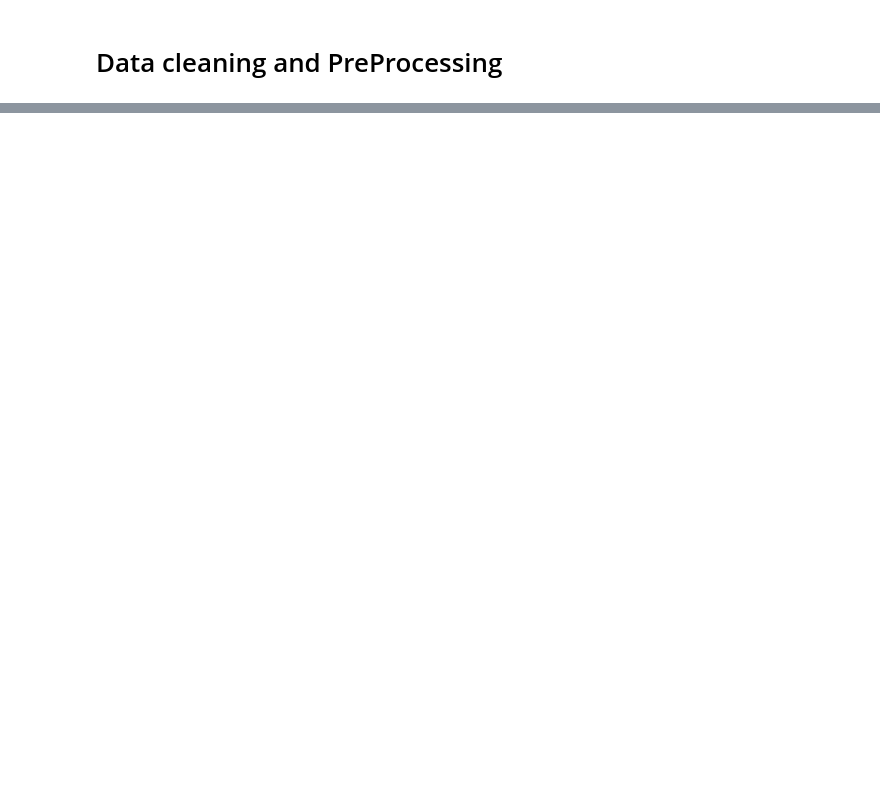
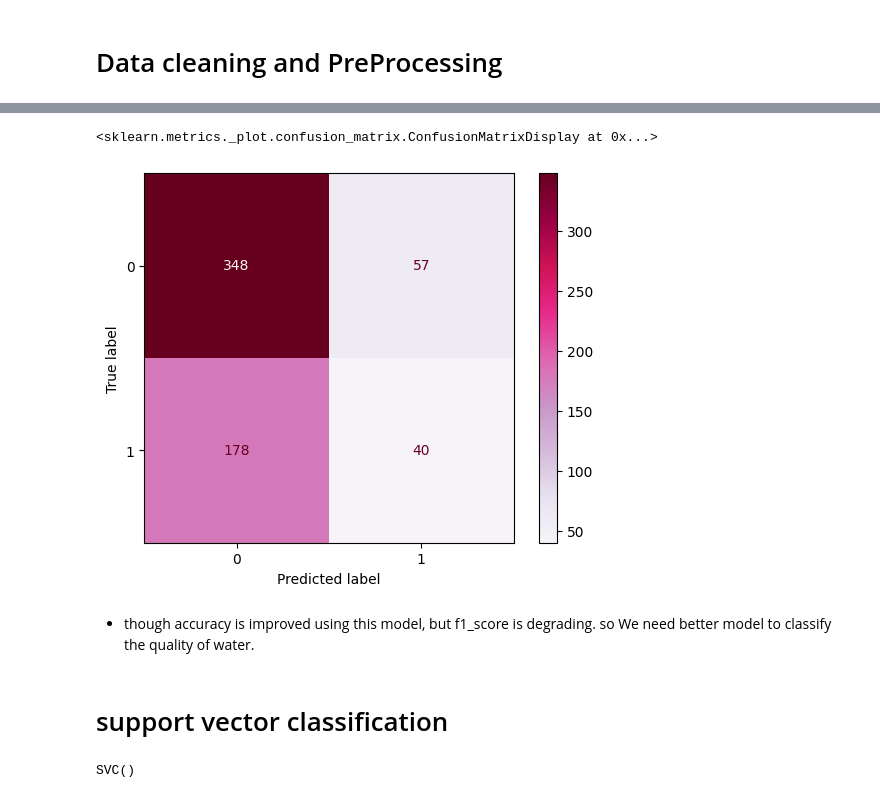
Before and after one commit to bikashbanjaraa/Water_quality_prediction, a Jupyter notebook: Water_Quality_Prediction.ipynb, the cells around one changed output, grey strips where cells are left out. Drawn from its saved outputs; the diff is of its cells as text; code cells hidden in the pictures; blank space fills up the shorter version.

```diff
--- a/Water_Quality_Prediction.ipynb
+++ b/Water_Quality_Prediction.ipynb
@@ -112,0 +541,15 @@ df.describe()
+# %%
+ConfusionMatrixDisplay.from_estimator(model3, X_test, y_test, cmap='PuRd')
+# %% [output]
+<sklearn.metrics._plot.confusion_matrix.ConfusionMatrixDisplay at 0x...>
+[figure, added]
+# %% [markdown]
+* though accuracy is improved using this model, but f1_score is degrading. so We need better model to classify the quality of water.
+# %% [markdown]
+# support vector classification
+# %%
+from sklearn.svm import SVC
+model4=SVC()
+model4.fit(X_train,y_train)
+# %% [output]
+SVC()
```
Also changed, not shown: parts of 74 cells of this notebook, 2 other files.
